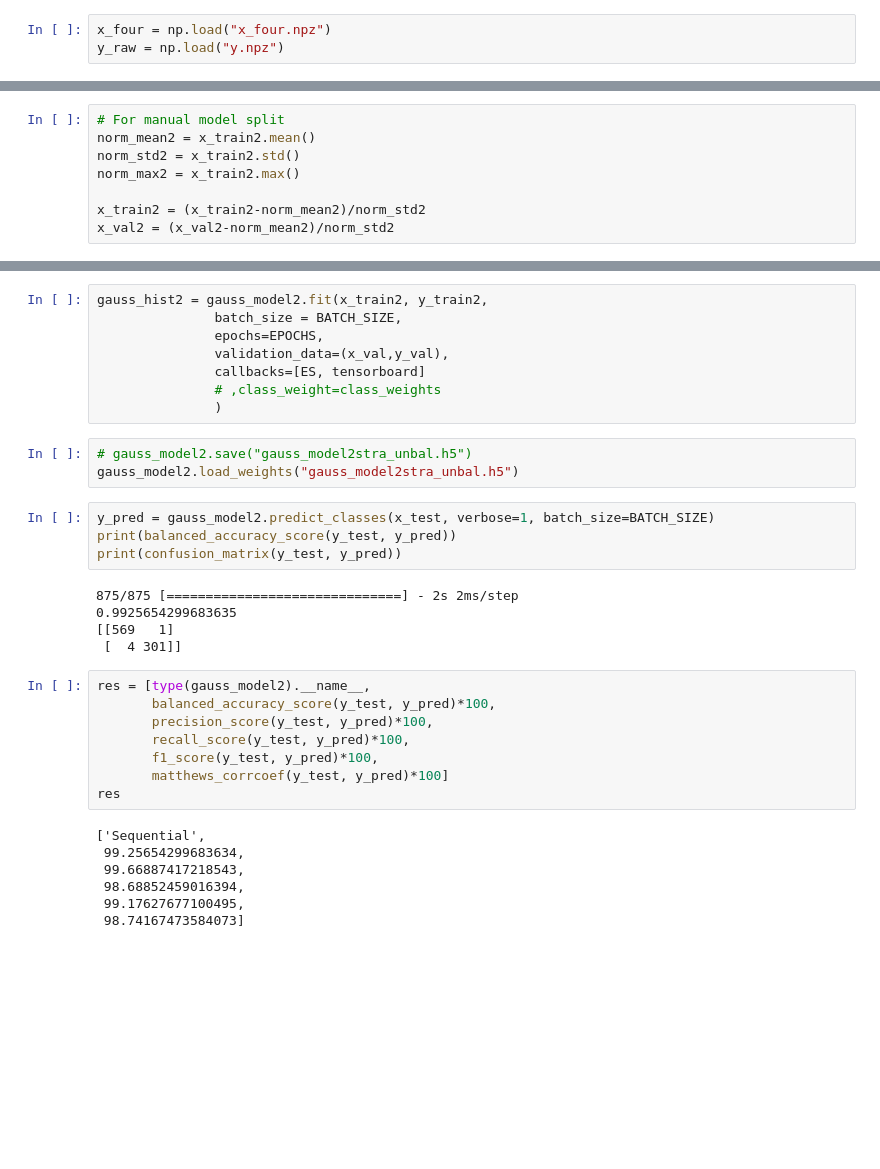
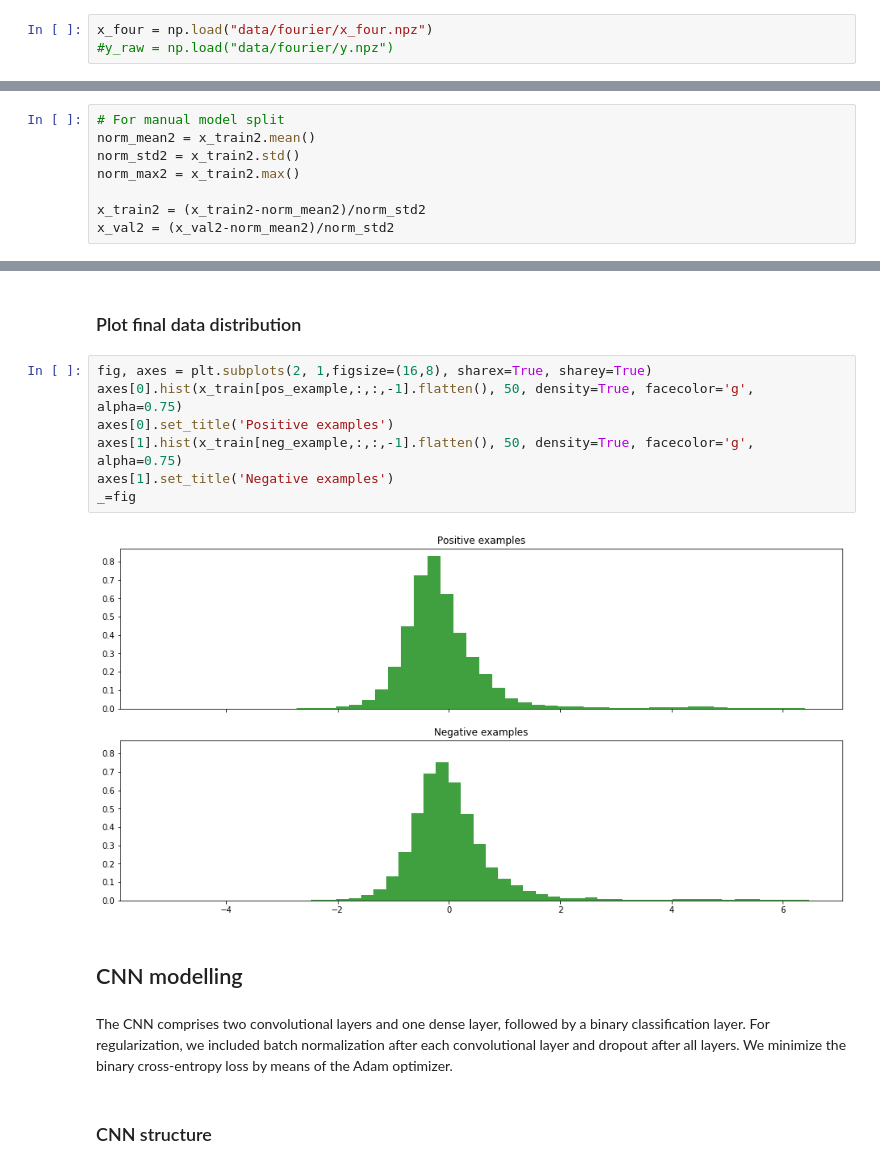
Before and after one commit to Adrian398/Sound_classification, a Jupyter notebook: CNN_classification.ipynb, the cells around one changed output, grey strips where cells are left out. Cells and saved outputs as stored; diff of their text form; blank space fills up the shorter version.

```diff
--- a/CNN_classification.ipynb
+++ b/CNN_classification.ipynb
@@ -119,3 +150,3 @@ x_four = np.abs(np.asarray([four_lst[i][2] for i in range(len(four_lst))]))
 # %%
-x_four = np.load("x_four.npz")
-y_raw = np.load("y.npz")
+x_four = np.load("data/fourier/x_four.npz")
+#y_raw = np.load("data/fourier/y.npz")
@@ -364,35 +233,17 @@ gauss_model2 = get_gauss_model()
-# %%
-gauss_hist2 = gauss_model2.fit(x_train2, y_train2,
-               batch_size = BATCH_SIZE,
-               epochs=EPOCHS,
-               validation_data=(x_val,y_val),
-               callbacks=[ES, tensorboard]
-               # ,class_weight=class_weights
-               )
-# %%
-# gauss_model2.save("gauss_model2stra_unbal.h5")
-gauss_model2.load_weights("gauss_model2stra_unbal.h5")
-# %%
-y_pred = gauss_model2.predict_classes(x_test, verbose=1, batch_size=BATCH_SIZE)
-print(balanced_accuracy_score(y_test, y_pred))
-print(confusion_matrix(y_test, y_pred))
-# %% [output]
-875/875 [==============================] - 2s 2ms/step
-0.9925654299683635
-[[569   1]
- [  4 301]]
-# %%
-res = [type(gauss_model2).__name__,
-       balanced_accuracy_score(y_test, y_pred)*100,
-       precision_score(y_test, y_pred)*100,
-       recall_score(y_test, y_pred)*100,
-       f1_score(y_test, y_pred)*100,
-       matthews_corrcoef(y_test, y_pred)*100]
-res
-# %% [output]
-['Sequential',
- 99.25654299683634,
- 99.66887417218543,
- 98.68852459016394,
- 99.17627677100495,
- 98.74167473584073]
+# %% [markdown]
+### Plot final data distribution
+# %%
+fig, axes = plt.subplots(2, 1,figsize=(16,8), sharex=True, sharey=True)
+axes[0].hist(x_train[pos_example,:,:,-1].flatten(), 50, density=True, facecolor='g', alpha=0.75)
+axes[0].set_title('Positive examples')
+axes[1].hist(x_train[neg_example,:,:,-1].flatten(), 50, density=True, facecolor='g', alpha=0.75)
+axes[1].set_title('Negative examples')
+_=fig
+# %% [output]
+[figure, added]
+# %% [markdown]
+## CNN modelling
+# %% [markdown]
+The CNN comprises two convolutional layers and one dense layer, followed by a binary classification layer. For regularization, we included batch normalization after each convolutional layer and dropout after all layers. We minimize the binary cross-entropy loss by means of the Adam optimizer.
+# %% [markdown]
+### CNN structure
```
Also changed, not shown: parts of 72 cells of this notebook, 3 other files.
